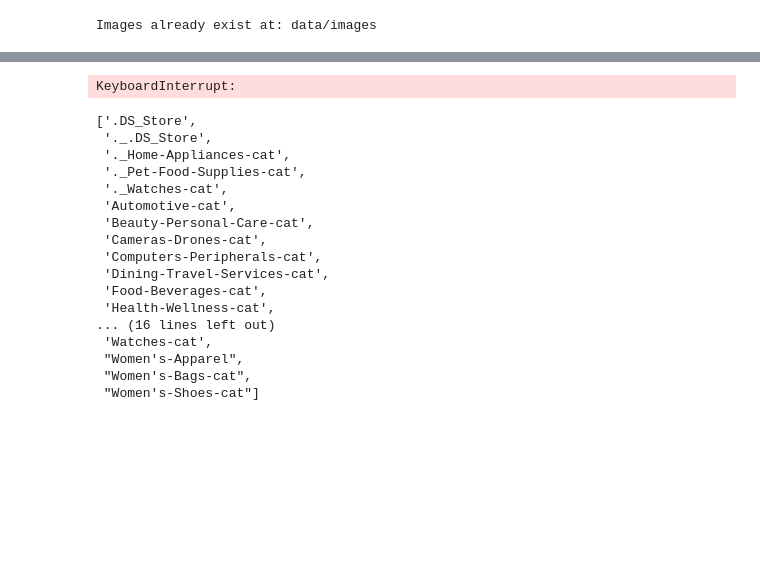
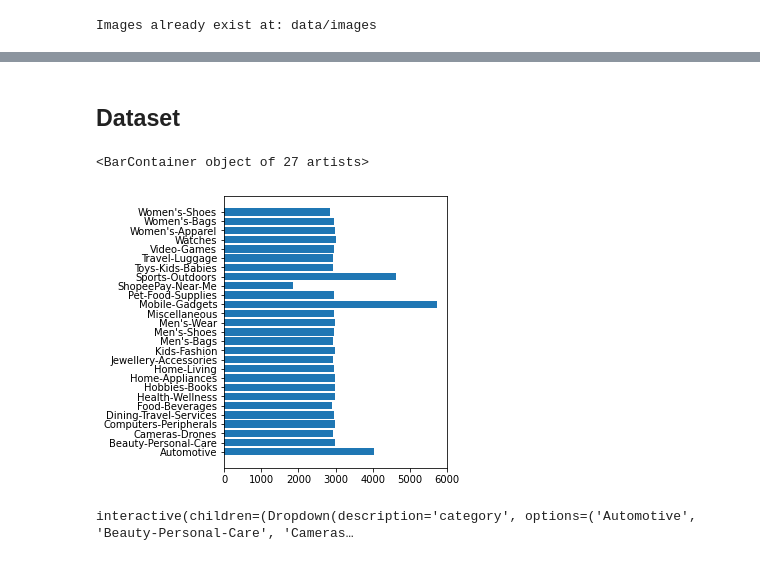
Before and after one commit to naomilwx/cs5242-project, a Jupyter notebook: CS5242 Product Classification.ipynb, the cells around one changed output, grey strips where cells are left out. Drawn from its saved outputs; the diff is of its cells as text; code cells hidden in the pictures; blank space fills up the shorter version.

Commit message:
Added data loader to get files

```diff
--- a/CS5242 Product Classification.ipynb
+++ b/CS5242 Product Classification.ipynb
@@ -60,23 +96,13 @@ Images already exist at: data/images
+# %% [markdown]
+## Dataset
 # %%
-images = file_utils.load_images_skimage(image_dir)
+data = dataset.DataSet()
-# %% [output]
-KeyboardInterrupt:
+# %%
+cats, items = zip(*data.image_count_per_category().items())
+fig, ax = plt.subplots(figsize=(4, 5))
+ax.barh(cats, items)
+# %% [output]
+<BarContainer object of 27 artists>
+[figure, added]
 # %%
+data.load_all()
-# %% [output]
-['.DS_Store',
- '._.DS_Store',
- '._Home-Appliances-cat',
- '._Pet-Food-Supplies-cat',
- '._Watches-cat',
- 'Automotive-cat',
- 'Beauty-Personal-Care-cat',
- 'Cameras-Drones-cat',
- 'Computers-Peripherals-cat',
- 'Dining-Travel-Services-cat',
- 'Food-Beverages-cat',
- 'Health-Wellness-cat',
-... (16 lines left out)
- 'Watches-cat',
- "Women's-Apparel",
- "Women's-Bags-cat",
- "Women's-Shoes-cat"]
@@ -85,2 +109,8 @@ KeyboardInterrupt:
+# %%
+all_categories = data.categories
+widgets.interact_manual.opts['manual_name'] = 'Show samples'
+im = widgets.interact_manual(lambda category: data.plot_samples(category), category=all_categories)
+# %% [output]
+interactive(children=(Dropdown(description='category', options=('Automotive', 'Beauty-Personal-Care', 'Cameras…
 # %%
 #TODO: Check if need to normalize data or convert shapes
```
Also changed, not shown: parts of 5 cells of this notebook, 2 other files.
